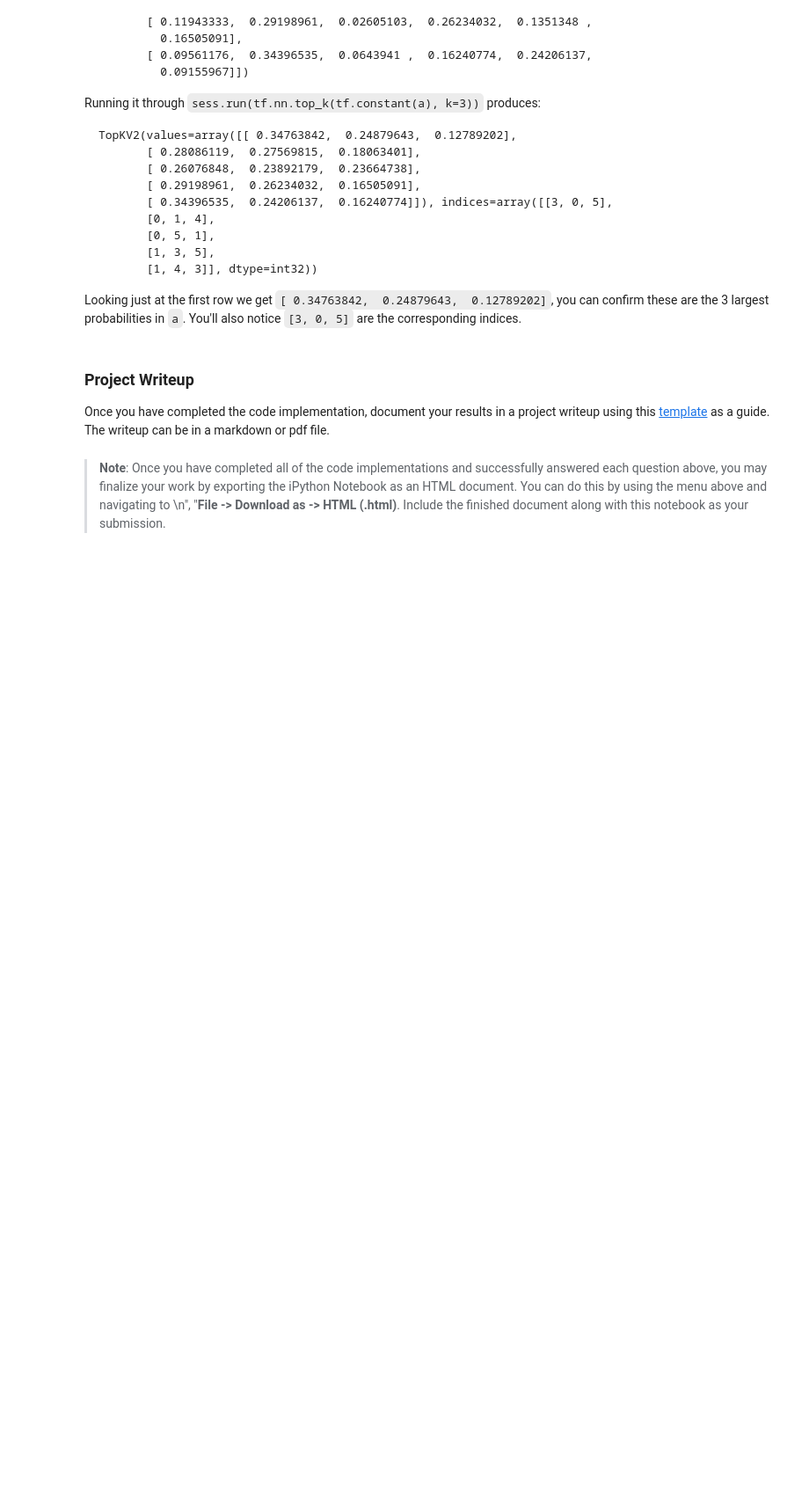
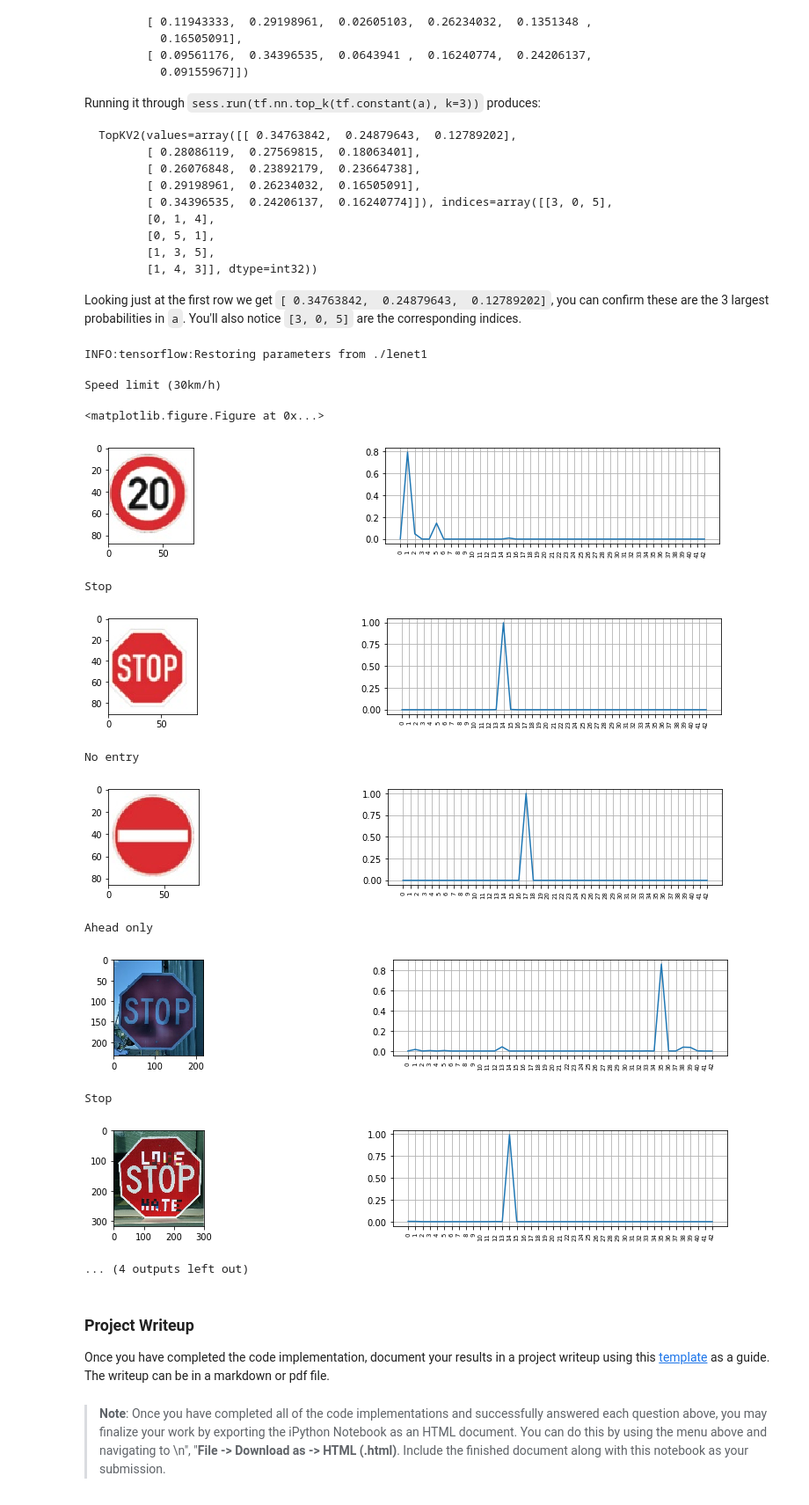
Before and after one commit to skat00sh/CarND-Traffic-Sign-Classifier-Project, a Jupyter notebook: Traffic_Sign_Classifier.ipynb, the cells around one changed output. Shown at 88% size. Saved outputs shown, nothing was run; the diff lists cells and outputs as text; code cells hidden in the pictures; blank space fills up the shorter version.

```diff
--- a/Traffic_Sign_Classifier.ipynb
+++ b/Traffic_Sign_Classifier.ipynb
@@ -563,6 +541,8 @@ logit = None
 
 # saver = tf.train.Saver()
 file_names=[]
+predicted_logits_list = []
+predicted_labels_list = []
 with tf.Session() as sess:
 #     saver.restore(sess, tf.train.latest_checkpoint('.'))
     loader = tf.train.import_meta_graph('./lenet1.meta')
@@ -582,22 +562,8 @@ with tf.Session() as sess:
         file_names += [file]
 #             print(im_normalized.shape)
         predicted_logits = sess.run(logits, feed_dict={x: im_normalized})
+#         predicted_logits_list.append(predicted_logits)
         predicted_labels = np.argmax(predicted_logits, axis=1)
-#         all_labels
-        print(file_names)
-        print(predicted_labels)
-        print(predicted_logits)
-#         ax = fig.add_subplot(4,2,i+1)
-#         img = mpimg.imread('new_test_images/' + file)
-#         ax.imshow(img)
-#         ax.set_title(sign_list[predicted_labels[0]])
-#         i+=1
-#         plt.show()
-#     for i in range(len(X_new_image_names)):
-#         print("{0} - Prediction: {1}".format(X_new_image_names[i],sign_list[predicted_labels[i]]))
-#         print()
-#     correct_label_new_img_test = [0,17,4,14,14,14,14]
-#     test_accuraacy = evaluate(X_new_image_test,correct_label_new_img_test)
-#     print("Test Accuracy = {:.0f}".format(test_accuraacy))
+        predicted_labels_list.append(predicted_labels)
 # %% [output]
 INFO:tensorflow:Restoring parameters from ./lenet1
@@ -675,6 +635,53 @@ Looking just at the first row we get `[ 0.34763842,  0.24879643,  0.12789202]`,
 # %%
 ### Print out the top five softmax probabilities for the predictions on the German traffic sign images found on the web.
 ### Feel free to use as many code cells as needed.
+# %%
+with tf.Session() as sess:
+#     saver.restore(sess, tf.train.latest_checkpoint('.'))
+    loader = tf.train.import_meta_graph('./lenet1.meta')
+    loader.restore(sess, tf.train.latest_checkpoint('.'))
+    sess = tf.get_default_session()
+    fig = plt.figure(figsize=(32,32))
+    i = 0
+    for file in os.listdir('new_test_images/'):
+        if '.png' in file:
+            im = Image.open('new_test_images/' + file)
+            im = np.array(im)
+            im = cv2.resize(im, (32, 32), interpolation = cv2.INTER_AREA)
+            im_normalized = normalized_image(np.array([np.array(im)]))
+            softmax_prob = sess.run(tf.nn.softmax(logits), feed_dict={x:im_normalized})
+            plgt = sess.run(logits, feed_dict={x: im_normalized})
+
+            plb = np.argmax(plgt, axis=1)
+            print(sign_names[plb[0]])
+
+            fig = plt.figure(figsize=(15,2))
+            ax = fig.add_subplot(1,2,1)
+            img = mpimg.imread('new_test_images/' + file)
+            ax.imshow(img)
+
+            ax = fig.add_subplot(1,2,2)
+            ax.set_xticks(np.arange(0,43,1))
+            plt.plot(softmax_prob[0])
+            for tick in ax.xaxis.get_major_ticks():
+                tick.label.set_fontsize('x-small')
+                tick.label.set_rotation('vertical')
+            plt.grid()
+            plt.show()
+# %% [output]
+INFO:tensorflow:Restoring parameters from ./lenet1
+Speed limit (30km/h)
+<matplotlib.figure.Figure at 0x...>
+[figure, added]
+Stop
+[figure, added]
+No entry
+[figure, added]
+Ahead only
+[figure, added]
+Stop
+[figure, added]
+... (4 outputs left out)
 # %% [markdown]
 ### Project Writeup
 
```
Also changed, not shown: parts of 17 cells of this notebook, 12 other files.
